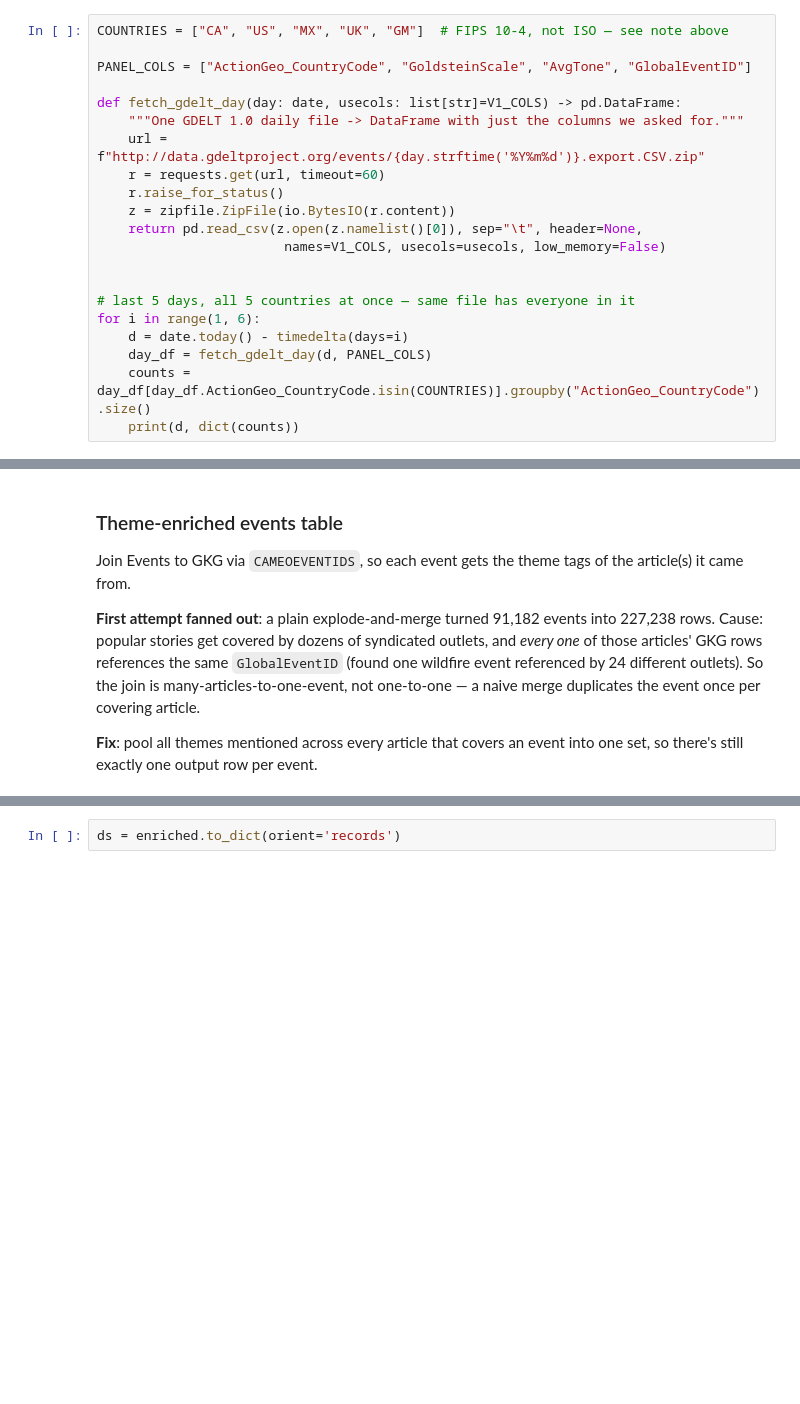
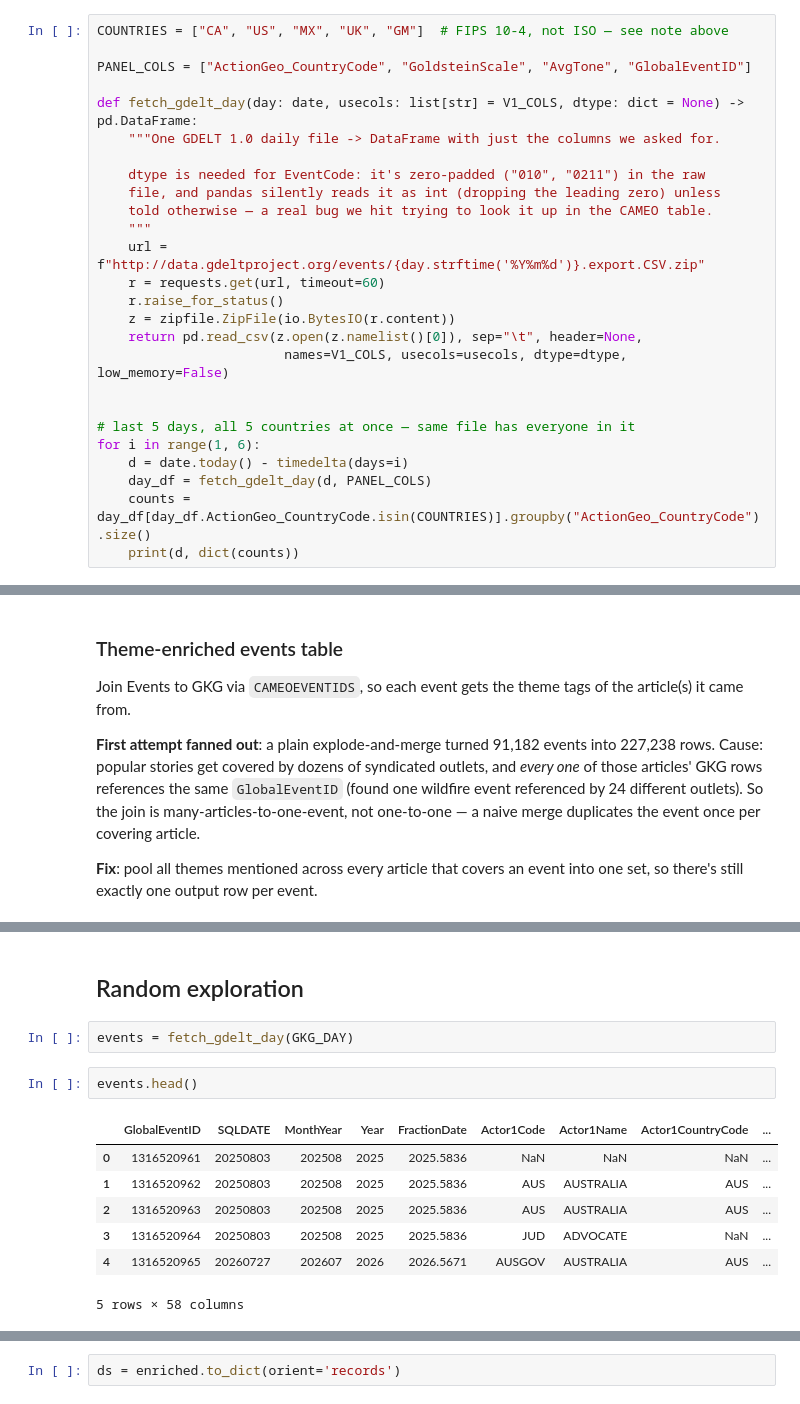
Before and after one commit to diegojramirezs7/zitygeist-data, a Jupyter notebook: notebooks/gdelt/gdelt.ipynb, the cells around one changed output, grey strips where cells are left out. Saved outputs shown, nothing was run; the diff lists cells and outputs as text; blank space fills up the shorter version.

Commit message:
update gdelt notebook to get better insights

```diff
--- a/notebooks/gdelt/gdelt.ipynb
+++ b/notebooks/gdelt/gdelt.ipynb
@@ -226,14 +226,19 @@ COUNTRIES = ["CA", "US", "MX", "UK", "GM"]  # FIPS 10-4, not ISO — see note ab
 
 PANEL_COLS = ["ActionGeo_CountryCode", "GoldsteinScale", "AvgTone", "GlobalEventID"]
 
-def fetch_gdelt_day(day: date, usecols: list[str]=V1_COLS) -> pd.DataFrame:
-    """One GDELT 1.0 daily file -> DataFrame with just the columns we asked for."""
+def fetch_gdelt_day(day: date, usecols: list[str] = V1_COLS, dtype: dict = None) -> pd.DataFrame:
+    """One GDELT 1.0 daily file -> DataFrame with just the columns we asked for.
+
+    dtype is needed for EventCode: it's zero-padded ("010", "0211") in the raw
+    file, and pandas silently reads it as int (dropping the leading zero) unless
+    told otherwise — a real bug we hit trying to look it up in the CAMEO table.
+    """
     url = f"http://data.gdeltproject.org/events/{day.strftime('%Y%m%d')}.export.CSV.zip"
     r = requests.get(url, timeout=60)
     r.raise_for_status()
     z = zipfile.ZipFile(io.BytesIO(r.content))
     return pd.read_csv(z.open(z.namelist()[0]), sep="\t", header=None,
-                        names=V1_COLS, usecols=usecols, low_memory=False)
+                        names=V1_COLS, usecols=usecols, dtype=dtype, low_memory=False)
 
 
 # last 5 days, all 5 countries at once — same file has everyone in it
@@ -426,0 +478,14 @@ enriched.dropna(subset=["themes"]).head()
+# %% [markdown]
+## Random exploration
+# %%
+events = fetch_gdelt_day(GKG_DAY)
+# %%
+events.head()
+# %% [output]
+|  | GlobalEventID | SQLDATE | MonthYear | Year | FractionDate | Actor1Code | Actor1Name | Actor1CountryCode | ... |
+| 0 | 1316520961 | 20250803 | 202508 | 2025 | 2025.5836 | NaN | NaN | NaN | ... |
+| 1 | 1316520962 | 20250803 | 202508 | 2025 | 2025.5836 | AUS | AUSTRALIA | AUS | ... |
+| 2 | 1316520963 | 20250803 | 202508 | 2025 | 2025.5836 | AUS | AUSTRALIA | AUS | ... |
+| 3 | 1316520964 | 20250803 | 202508 | 2025 | 2025.5836 | JUD | ADVOCATE | NaN | ... |
+| 4 | 1316520965 | 20260727 | 202607 | 2026 | 2026.5671 | AUSGOV | AUSTRALIA | AUS | ... |
+5 rows × 58 columns
```
Also changed, not shown: parts of 9 cells of this notebook, 1 other file.
